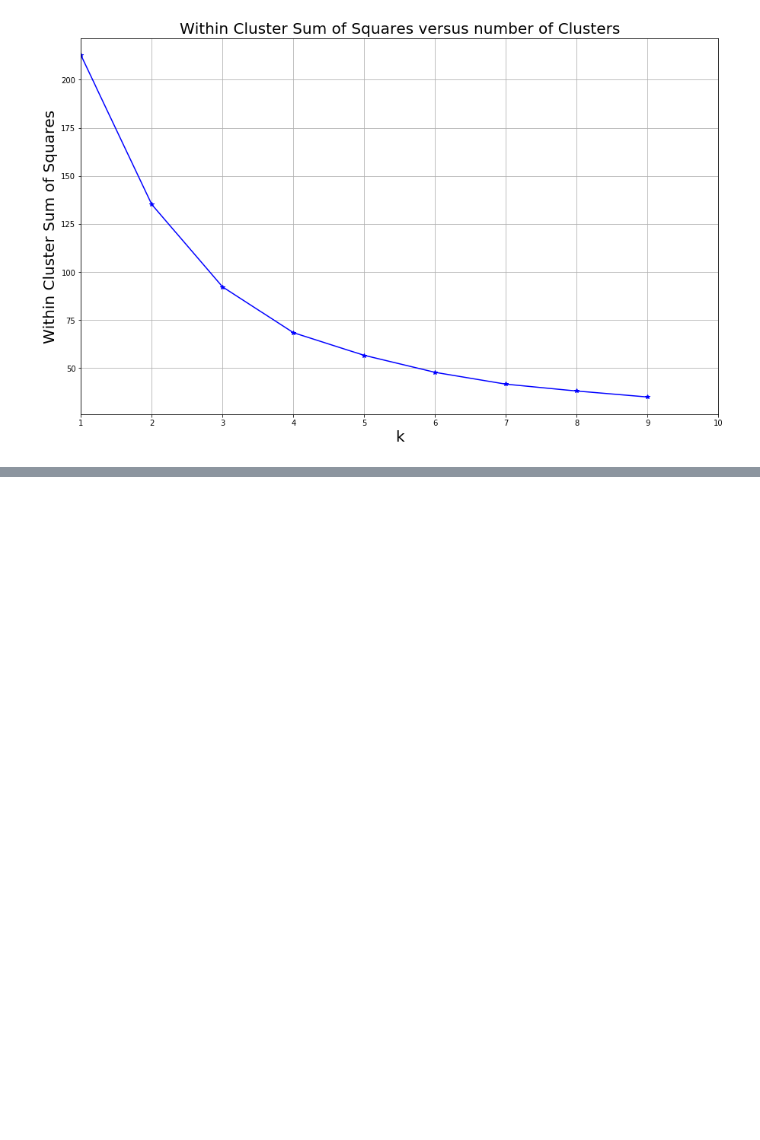
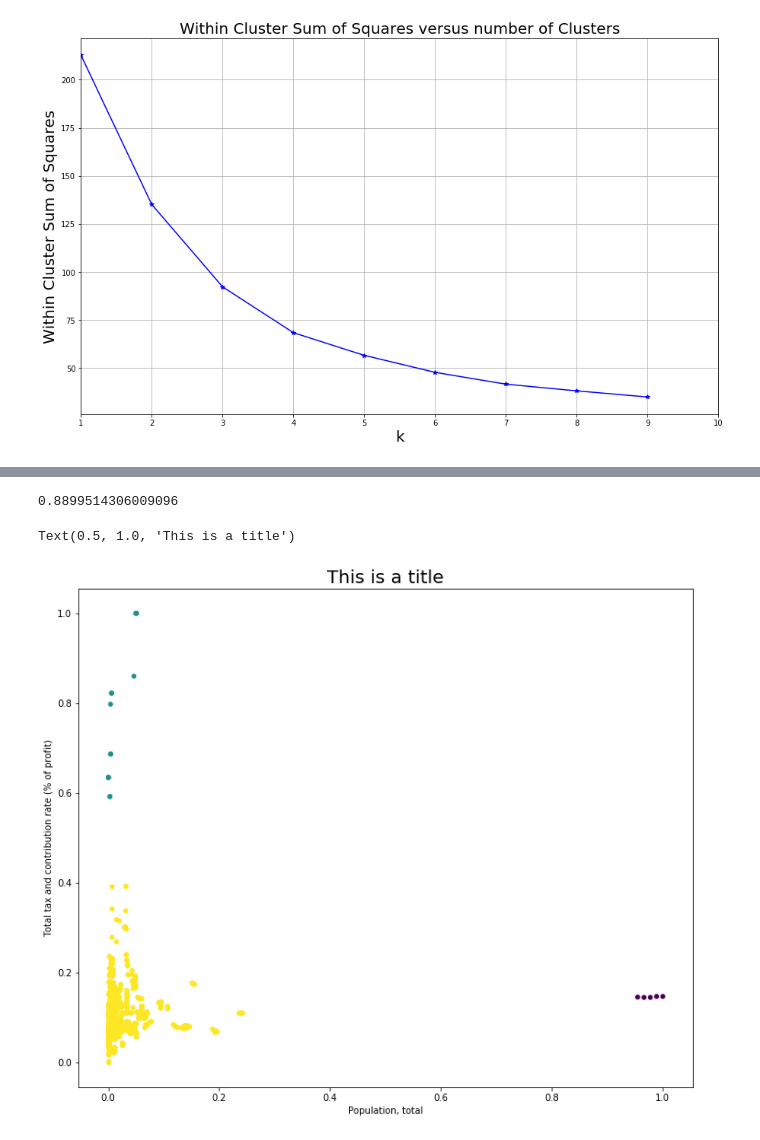
Before and after one commit to Mooophy/158222, a Jupyter notebook: as3/As3.ipynb, the cells around one changed output, grey strips where cells are left out. Drawn from its saved outputs; the diff is of its cells as text; code cells hidden in the pictures; blank space fills up the shorter version.

```diff
--- a/as3/As3.ipynb
+++ b/as3/As3.ipynb
@@ -158 +206,17 @@ Text(0.5, 1.0, 'Within Cluster Sum of Squares versus number of Clusters')
+# %%
+km = KMeans(n_clusters=3, init='random')
+km.fit(happiness[['Population, total', 'Total tax and contribution rate (% of profit)']].values)
+predictions = km.predict(happiness[['Population, total', 'Total tax and contribution rate (% of profit)']].values)
+metrics.silhouette_score(happiness[['Population, total', 'Total tax and contribution rate (% of profit)']], predictions)
+# %% [output]
+0.8899514306009096
+# %%
+plt.figure(figsize=(12, 10))
+plt.scatter(happiness.loc[:,'Population, total'], happiness.loc[:,'Total tax and contribution rate (% of profit)'], c = predictions, s=20)
+plt.xlabel('Population, total')
+plt.ylabel('Total tax and contribution rate (% of profit)')
+plt.title('This is a title', fontsize = 20)
+# %% [output]
+Text(0.5, 1.0, 'This is a title')
+[figure, added]
 # %%
```
Also changed, not shown: parts of 3 cells of this notebook.
